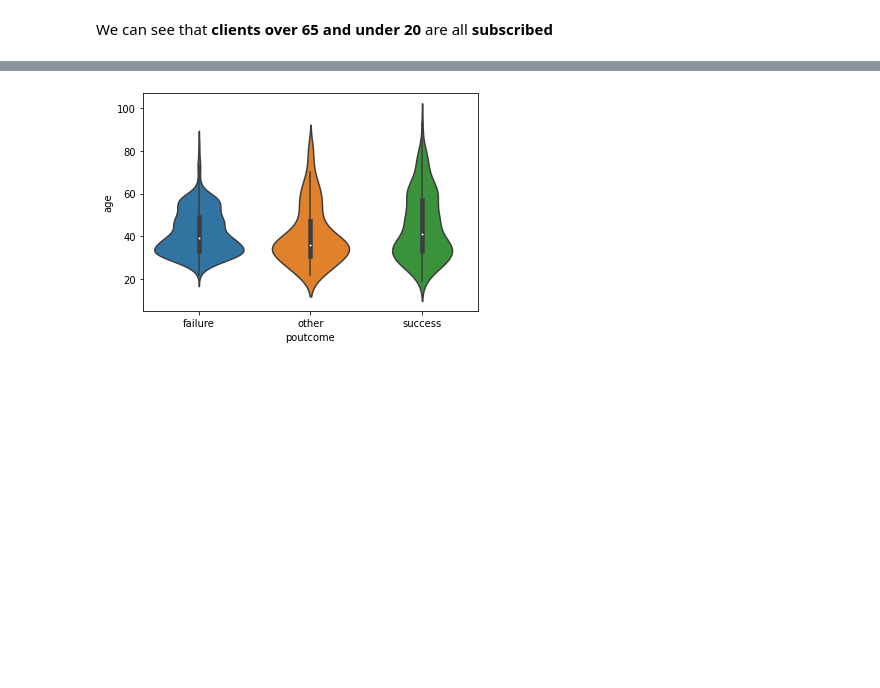
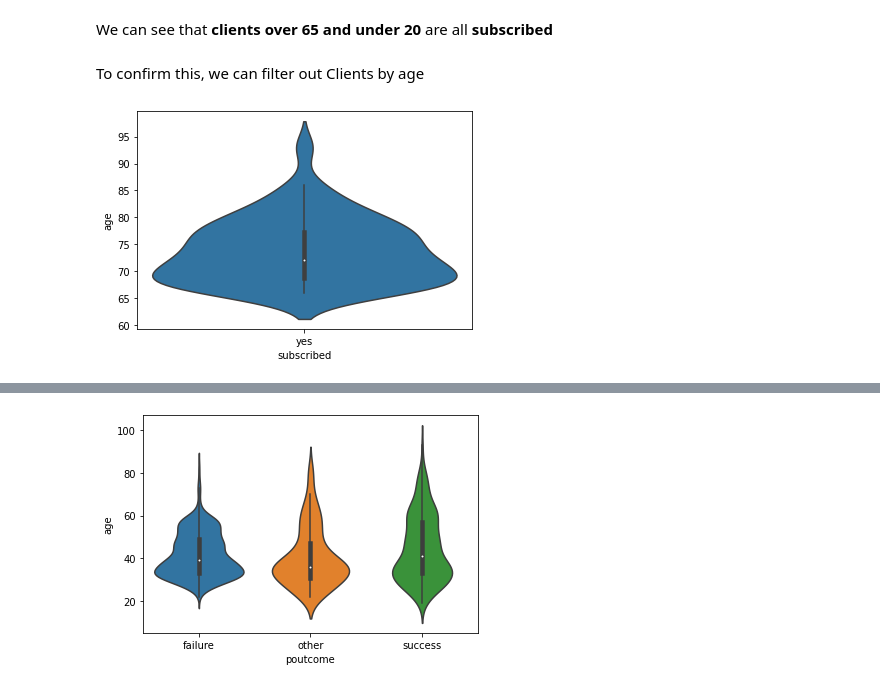
Before and after one commit to mandricic/CS5062, a Jupyter notebook: etivity1.ipynb, the cells around one changed output, grey strips where cells are left out. Saved outputs shown, nothing was run; the diff lists cells and outputs as text; code cells hidden in the pictures; blank space fills up the shorter version.

```diff
--- a/etivity1.ipynb
+++ b/etivity1.ipynb
@@ -214,3 +214,10 @@ plt.show()
 [figure]
 # %% [markdown]
 We can see that **clients** **over 65 and under 20** are all **subscribed**
+# %% [markdown]
+To confirm this, we can filter out Clients by age
+# %%
+sns.violinplot(data=df.loc[df['age'] >65], x='subscribed', y='age' )
+plt.show()
+# %% [output]
+[figure, added]
```
Also changed, not shown: parts of 4 cells of this notebook.
